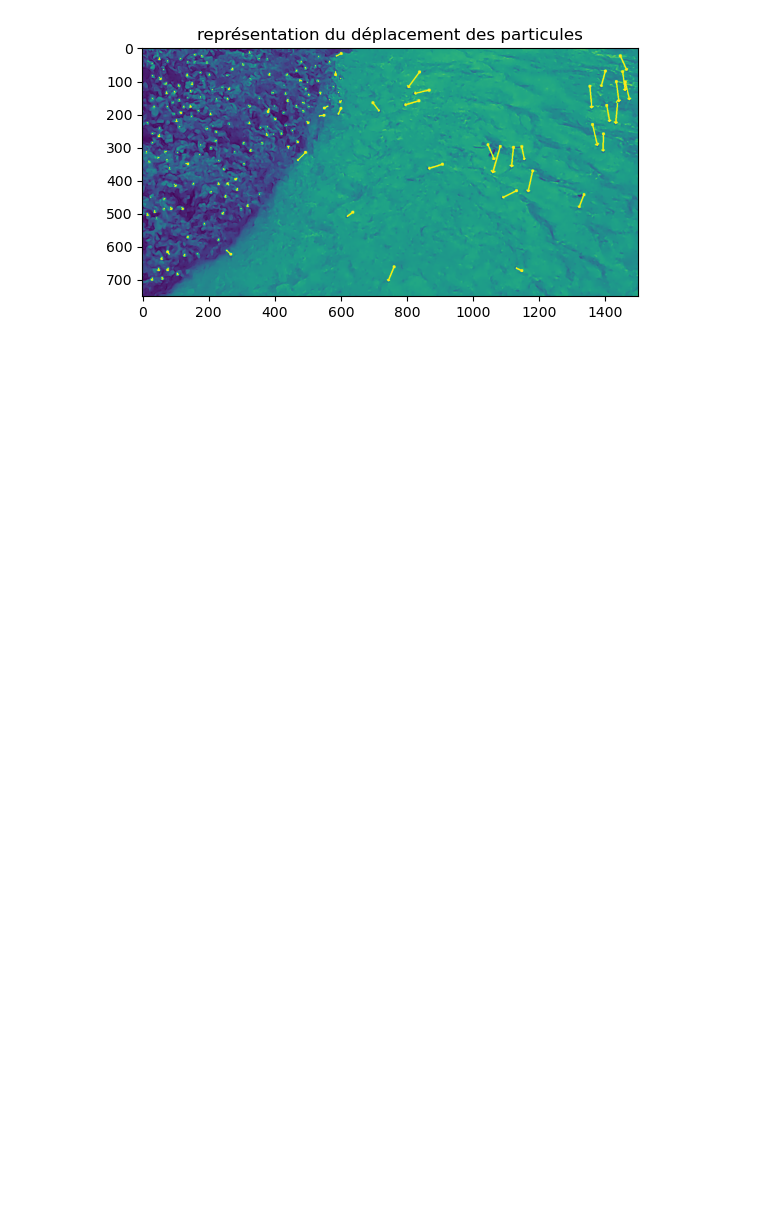
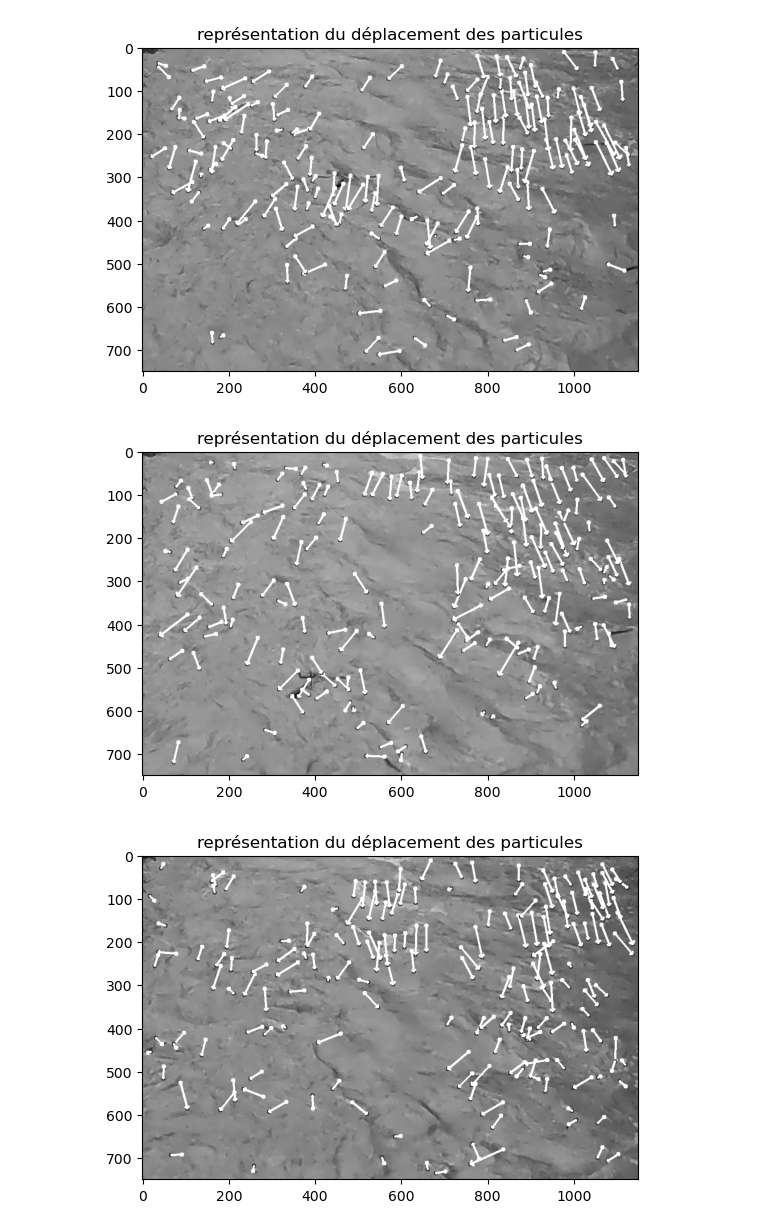
Before and after one commit to rosa-github/Design-Project, a Jupyter notebook: tracking_v2.ipynb, the cells around one changed output. Cells and saved outputs as stored; diff of their text form; code cells hidden in the pictures; blank space fills up the shorter version.

```diff
--- a/tracking_v2.ipynb
+++ b/tracking_v2.ipynb
@@ -60,27 +53,13 @@ start_y = 2000
 end_y = 2750
 
 # define the x-axis range
-start_x = 1900
+start_x = 1850
 end_x = 3000
 # Define the size of the stripe
 stripe_height = end_y - start_y
 stripe_width = end_x - start_x
 
-# Create an empty list to store the selected stripes
-sx_stripes = []
-
-# Loop through the images and select the stripe for each image
-for img in sx_images:
-    # Convert the image to a numpy array
-    img_array = np.array(img)
-
-    # Select the stripe using array slicing
-    selected_stripe = img_array[start_y:end_y, start_x:end_x]
-
-    # Append the selected stripe to the list
-    sx_stripes.append(selected_stripe)
-
-    dx_stripes = []
+dx_stripes = []
 
 # Loop through the images and select the stripe for each image
 for img in dx_images:
@@ -120,15 +99,15 @@ def NCC_window(x,y, image): # normalized cross correlation window of 9x9 around
     return NCC
 # %%
 def tracking(x0,y0,image, NCC):
-    match = 1
+    match = 0
     x1 = 0
     y1 = 0
     for x in range(x0-7, x0+7):
         for y in range(y0-7, y0+7):
             img_comp = NCC_window(x,y,image)
-            res = cv2.matchTemplate(img_comp,NCC, 1)
-            if res < match:
-                match = res
+            res = cv2.matchTemplate(img_comp,NCC, cv2.TM_CCORR_NORMED)
+            if np.max(res) > match:
+                match = np.max(res)
                 x1 = x
                 y1 = y
     return(x1, y1)
@@ -136,15 +115,15 @@ def tracking(x0,y0,image, NCC):
 stats = pd.DataFrame()
 
 for img_nb in range(0, len(dx_stripes)):
-    if img_nb % 30 == 0:
+    if img_nb % 30 == 0 and img_nb + 16 < len(dx_stripes): # la deuxieme condition est nécessaire pour pouvoir analyse les images jusqu'à la fin de la video
         corners = keypoint(nb_points, dx_stripes[img_nb])
         coord_track = corners[:,0,:2].ravel().reshape(nb_points,2)
         displacement = np.zeros((nb_points,15,2))
         point_i = 0
         point_delete = []
-        for x,y in coord_track: # bug sur le deuxieme point parce que (479,9) trop proche du bord de l'image... donc peut pas check les 15 pixels autour...
+        for x,y in coord_track: # stripe-11 car sinon on est trop proche des bords et on ne peut pas faire d'image template
             for i in range(img_nb + 1, img_nb + 16):
-                if x< 11 or x > 1489 or y < 11 or y > 714:
+                if x< 11 or x > stripe_width-11 or y < 11 or y > stripe_height-11:
                     #stock les points à enlever
                     point_delete= np.append(point_delete, point_i)
                     break #skip au prochain point
@@ -162,36 +141,41 @@ for img_nb in range(0, len(dx_stripes)):
             x0,y0 = displacement[j,0,:]
             x1,y1 = displacement[j,14,:]
             # recupere angle et taille des vecteurs
 
-            #if y1-y0 == 0: trouver le moyen d'élimier les vecteurs ou on divise par 0 (marche pas pour le moment parce que pas la meme taille que les autres trucs du dataframe)
-            #    break
-            angle = np.arctan((x1-x0)/(y1-y0))
-            intensity = np.sqrt((x1-x0)*(x1-x0) + (y1-y0)*(y1-y0))
+            if y1-y0 == 0: #trouver le moyen d'élimier les vecteurs ou on divise par 0
+                angle = np.nan
+                intensity = np.nan
+            else:
+                angle = np.arctan((x1-x0)/(y1-y0))
+                intensity = np.sqrt((x1-x0)*(x1-x0) + (y1-y0)*(y1-y0))
+
             direction = np.append(direction, angle)
             length= np.append(length, intensity)
 
             # représente les vecteurs sur les images
             cv2.circle(img_circles,(int(x0),int(y0)),5,255,-1)
             cv2.circle(img_circles,(int(x1),int(y1)),5,(70,255,212),-1)
             cv2.arrowedLine(img_circles, (int(x0),int(y0)), (int(x1),int(y1)), 255, 4)
 
         x0 = displacement[:, 0, 0]
         y0 = displacement[:, 0, 1]
         x1 = displacement[:, 14, 0]
         y1 = displacement[:, 14, 1]
 
         stats_temp = pd.DataFrame({
             'x0': x0,
             'y0': y0,
             'x1': x1,
             'y1': y1,
             'direction': direction,
             'length': length
         })
         stats = pd.concat([stats, stats_temp], ignore_index=True)
         plt.title('représentation du déplacement des particules')
-        plt.imshow(img_circles),plt.show()
+        plt.imshow(img_circles, cmap = 'gray'),plt.show()
 
 print(stats.tail())
 # %% [output]
-[figure, old version]
+[figure, new version]
+[figure, added]
+[figure, added]
```
Also changed, not shown: parts of 9 cells of this notebook.
